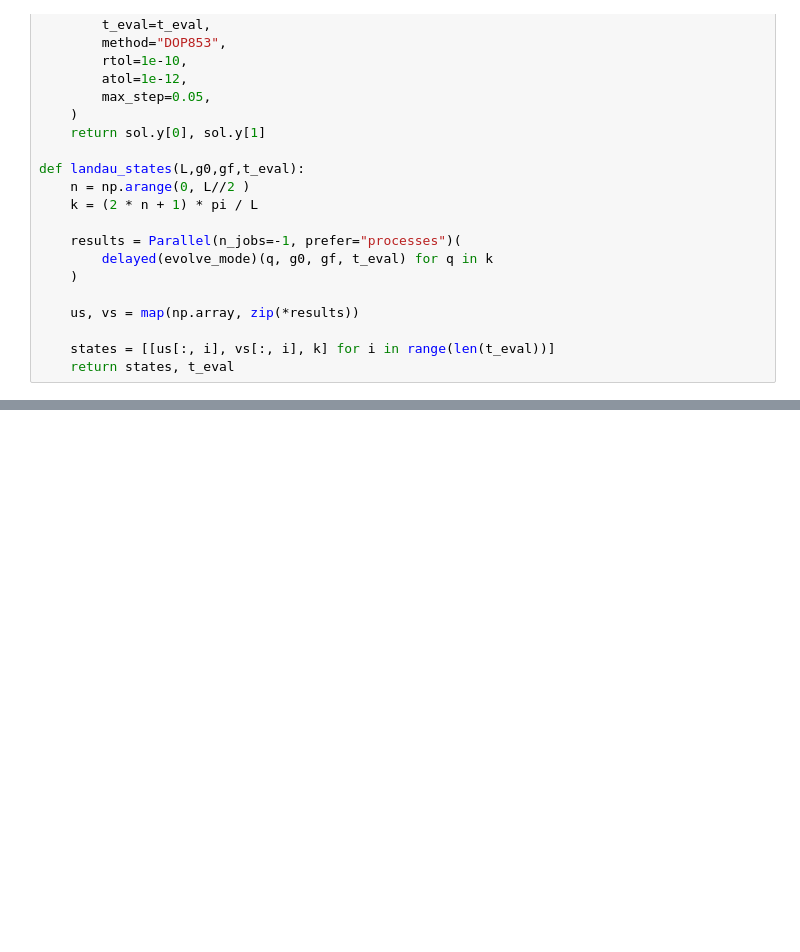
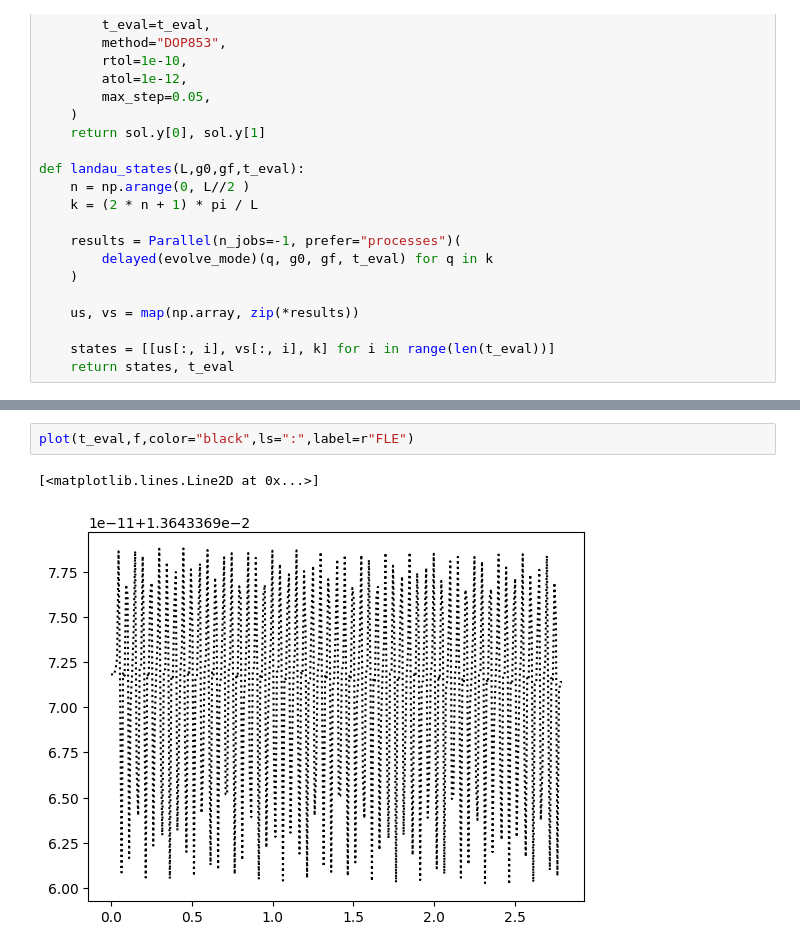
Before and after one commit to KristianMunnikhuis/subsystem_loschmidt_echo, a Jupyter notebook: scripts/0_quench_then_hold/sudden_quench.ipynb, the cells around one changed output, grey strips where cells are left out. Drawn from its saved outputs; the diff is of its cells as text; blank space fills up the shorter version.

```diff
--- a/scripts/0_quench_then_hold/sudden_quench.ipynb
+++ b/scripts/0_quench_then_hold/sudden_quench.ipynb
@@ -85,0 +139,5 @@ for d in dat.T:
+# %%
+plot(t_eval,f,color="black",ls=":",label=r"FLE")
+# %% [output]
+[<matplotlib.lines.Line2D at 0x...>]
+[figure, added]
```
Also changed, not shown: parts of 5 cells of this notebook, 8 other files.
